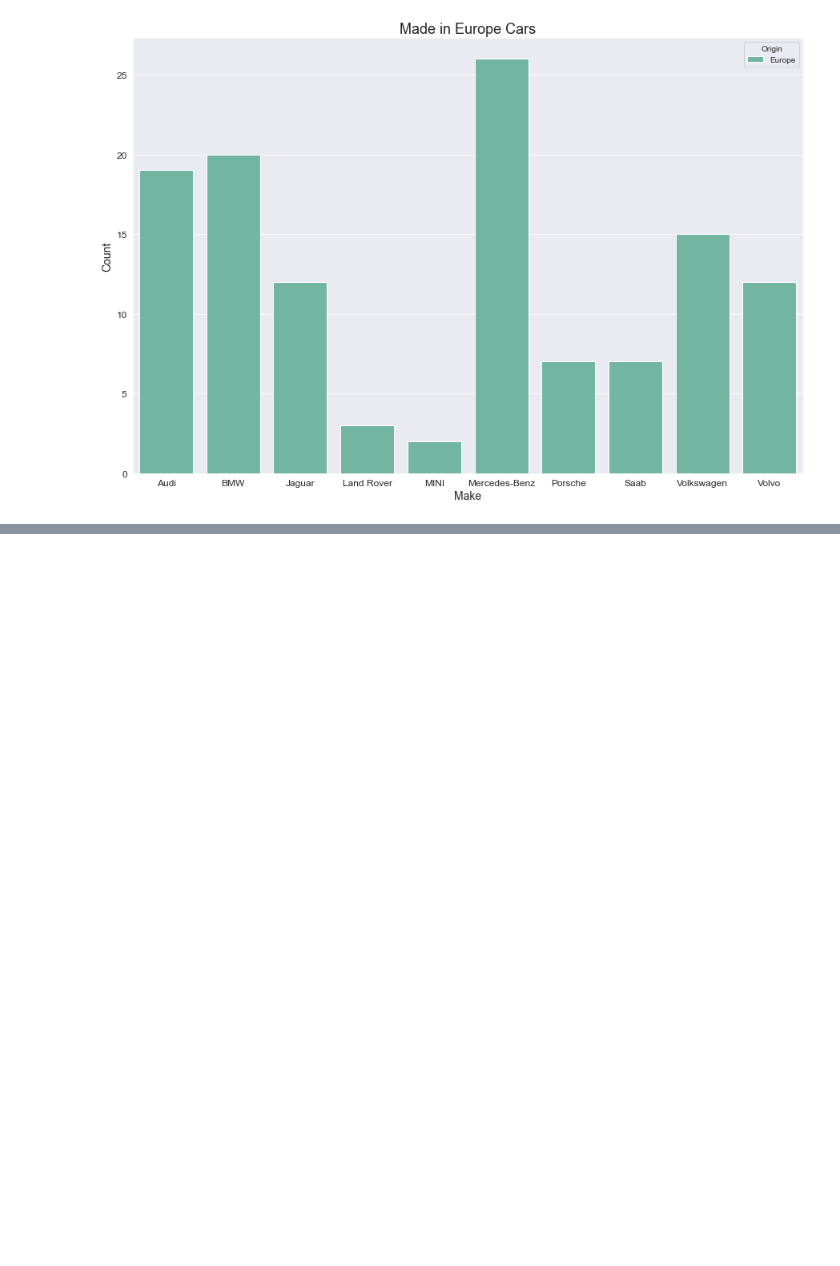
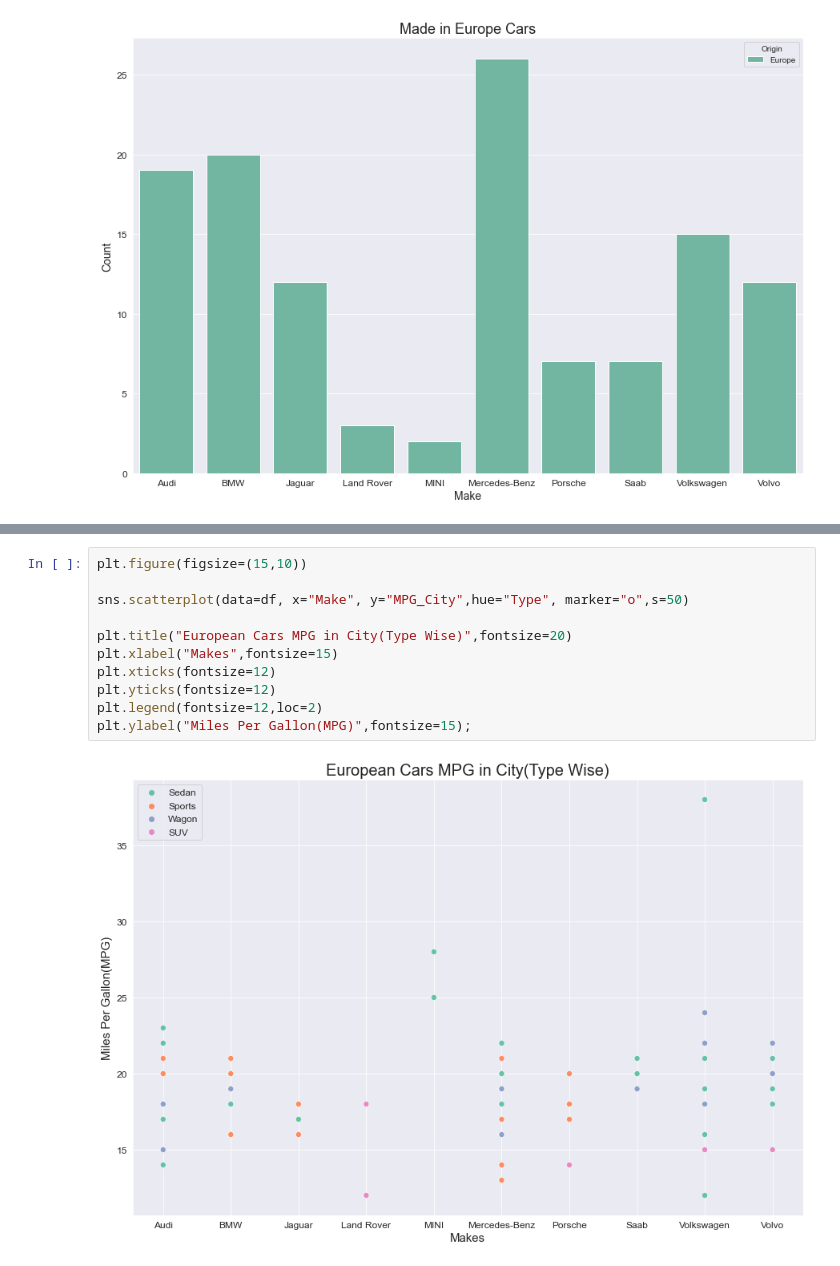
Before and after one commit to shamimsikder/Data-Visualization-Exercises, a Jupyter notebook: Cars Data Visualization.ipynb, the cells around one changed output, grey strips where cells are left out. Saved outputs shown, nothing was run; the diff lists cells and outputs as text; blank space fills up the shorter version.

Commit message:
Scatterplot

```diff
--- a/Cars Data Visualization.ipynb
+++ b/Cars Data Visualization.ipynb
@@ -197,0 +207,13 @@ plt.ylabel("Count",fontsize=20);
+# %%
+plt.figure(figsize=(15,10))
+
+sns.scatterplot(data=df, x="Make", y="MPG_City",hue="Type", marker="o",s=50)
+
+plt.title("European Cars MPG in City(Type Wise)",fontsize=20)
+plt.xlabel("Makes",fontsize=15)
+plt.xticks(fontsize=12)
+plt.yticks(fontsize=12)
+plt.legend(fontsize=12,loc=2)
+plt.ylabel("Miles Per Gallon(MPG)",fontsize=15);
+# %% [output]
+[figure, added]
```
Also changed, not shown: parts of 15 cells of this notebook.
